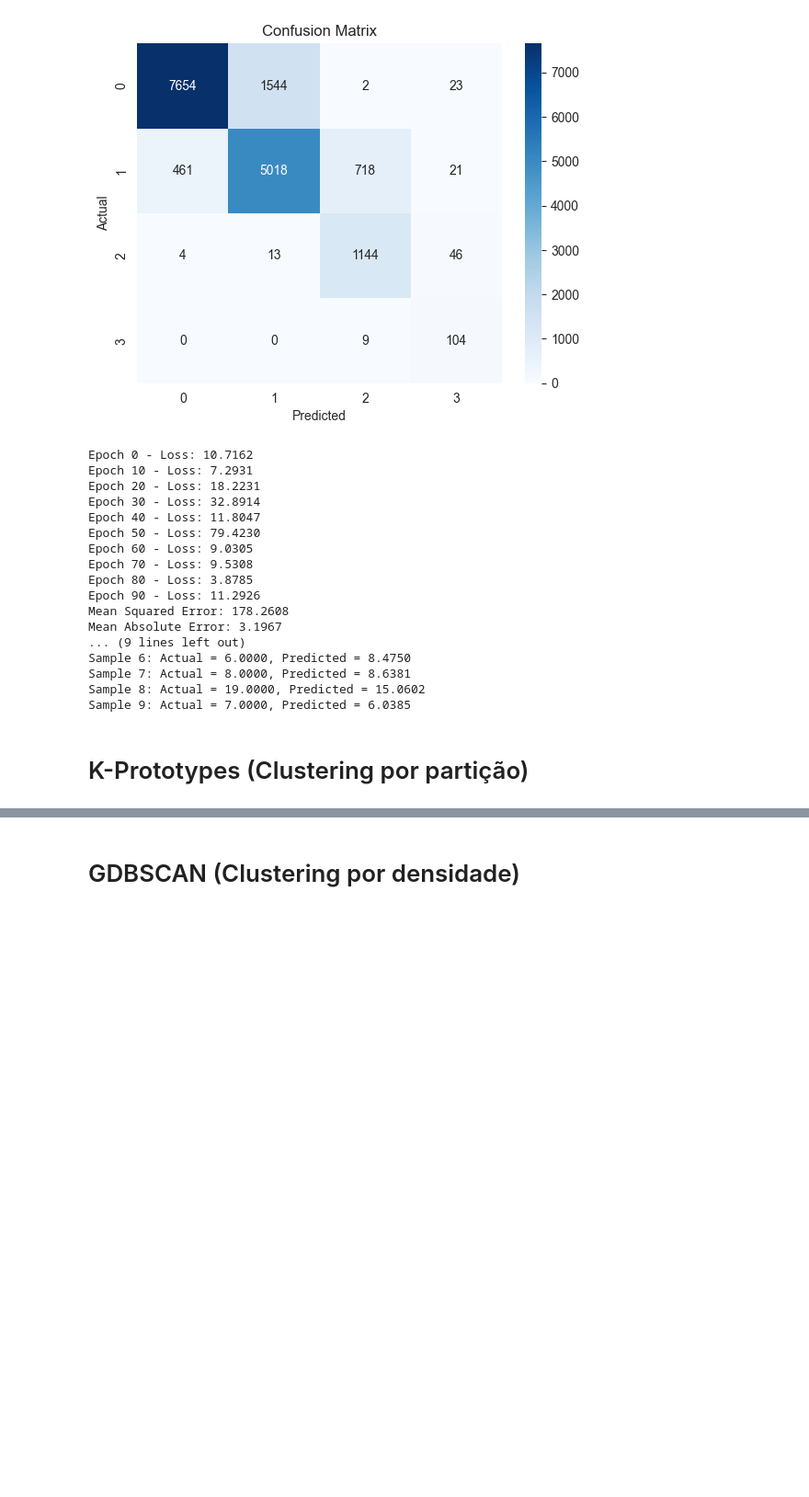
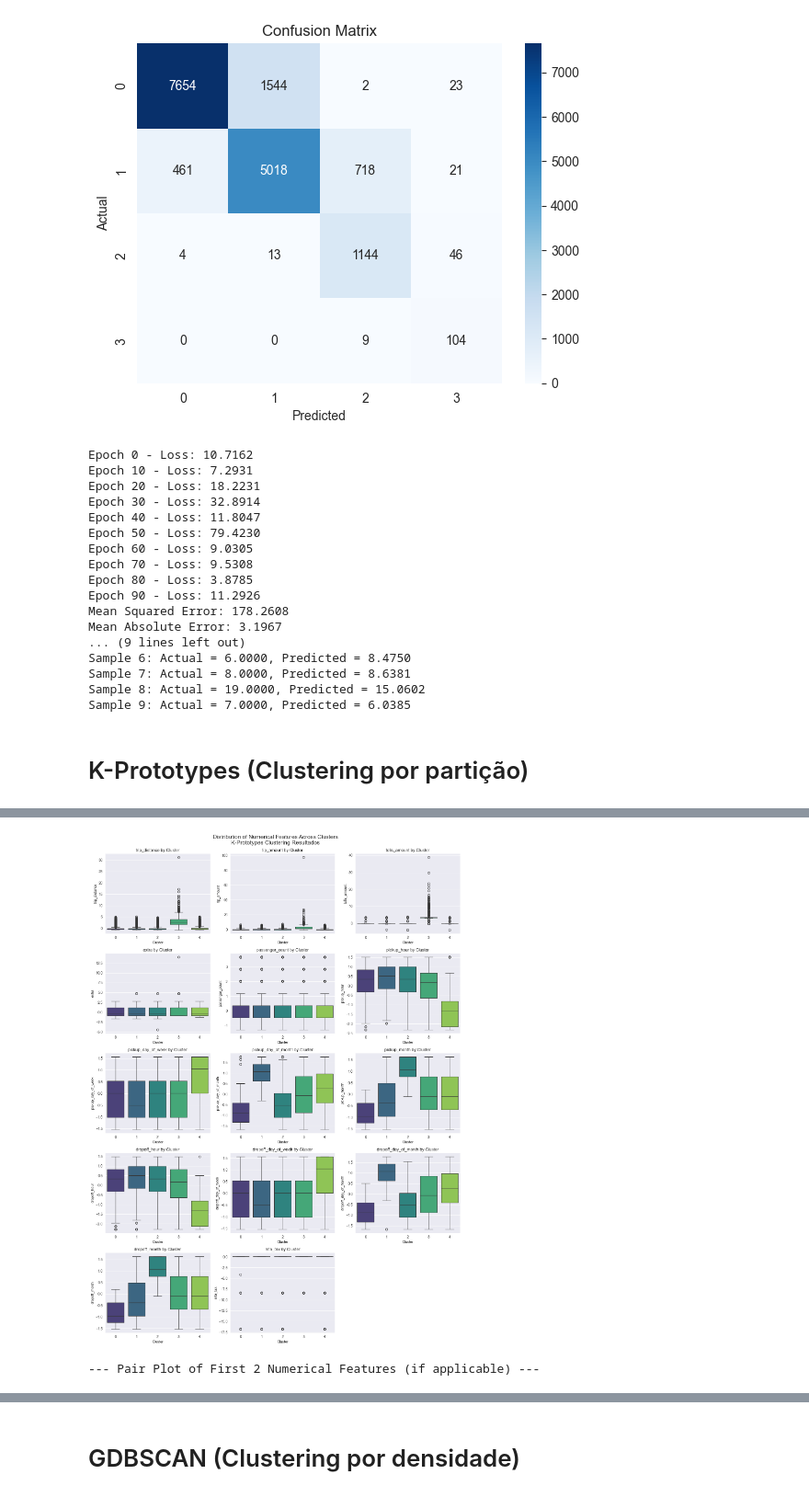
Before and after one commit to LeoSousa155/DataScience, a Jupyter notebook: code/main_phase2.ipynb, the cells around one changed output, grey strips where cells are left out. Shown at 92% size. Drawn from its saved outputs; the diff is of its cells as text; code cells hidden in the pictures; blank space fills up the shorter version.

Commit message:
Todos os modelos funcionam, só falta retreinar e guardar as métricas

```diff
--- a/code/main_phase2.ipynb
+++ b/code/main_phase2.ipynb
@@ -1417,40 +1419,43 @@ Sample 9: Actual = 7.0000, Predicted = 6.0385
 # %% [markdown]
 # K-Prototypes (Clustering por partição)
 # %%
-print("\n" + "=" * 40)
-print("--- Clustering com K-Prototypes ---")
+categorical_column_names_for_kproto = [
+    'vendorid',
+    'ratecodeid',
+    'pulocationid',
+    'dolocationid',
+    'payment_type'
+]
 
-# Placeholder para os índices das colunas categóricas.
-# VOCÊ DEVE SUBSTITUIR ISSO PELOS ÍNDICES REAIS DAS SUAS COLUNAS CATEGÓRICAS NO analizer_reg.data_train
-try:
-    # Tenta inferir de analizer_reg.data_train se for um DataFrame e tiver dtypes mistos
-    # Isso é uma tentativa e pode não funcionar para todos os cenários.
-    if hasattr(analizer_reg, 'data_train') and isinstance(analizer_reg.data_train, pd.DataFrame):
-        categorical_indices_kproto = [i for i, dtype in enumerate(analizer_reg.data_train.dtypes) if dtype == 'object' or pd.api.types.is_categorical_dtype(dtype)]
-        if not categorical_indices_kproto and analizer_reg.data_train.empty:
-             print("Aviso: analizer_reg.data_train está vazio ou não é um DataFrame para inferir índices categóricos.")
-        elif not categorical_indices_kproto:
-            print("Aviso: Nenhuma coluna 'object' ou 'categorical' encontrada. K-Prototypes pode não ser adequado se não houver colunas categóricas.")
-    else:
-        print("Aviso: analizer_reg.data_train não é um Pandas DataFrame. Por favor, defina 'categorical_indices_kproto' manualmente.")
-        categorical_indices_kproto = [] # Placeholder vazio, precisa ser preenchido pelo usuário
-except AttributeError:
-    print("Erro: 'analizer_reg' ou 'data_train' não encontrados. Por favor, certifique-se de que 'analizer_reg' está inicializado.")
-    categorical_indices_kproto = [] # Default para evitar erro, mas o código falhará sem índices corretos
+categorical_indices_kproto = []
+if hasattr(analizer_reg, 'data_train') and isinstance(analizer_reg.data_train, pd.DataFrame):
+    # Get the indices of the specified categorical column names
+    for col_name in categorical_column_names_for_kproto:
+        if col_name in analizer_reg.data_train.columns:
+            categorical_indices_kproto.append(analizer_reg.data_train.columns.get_loc(col_name))
+        else:
+            print(f"Warning: Column '{col_name}' specified as categorical not found in data_train.")
+
+    if not categorical_indices_kproto:
+        print("\nERRO CRÍTICO: Índices das colunas categóricas para K-Prototypes NÃO definidos.")
+        print("As colunas especificadas manualmente não foram encontradas ou são inválidas.")
+        print("Por favor, garanta que 'categorical_column_names_for_kproto' contém os nomes corretos das suas features categóricas.")
+        print("Não é possível prosseguir com K-Prototypes sem essa informação.")
+else:
+    print("Erro: 'analizer_reg' ou 'data_train' não encontrados ou não é um Pandas DataFrame. Por favor, certifique-se de que 'analizer_reg' está inicializado.")
+    print("\nERRO CRÍTICO: Índices das colunas categóricas para K-Prototypes NÃO definidos.")
+    print("Não é possível prosseguir com K-Prototypes sem essa informação.")
+    categorical_indices_kproto = [] # Ensure it's empty if data is not available
 
 
-if not categorical_indices_kproto:
-    print("\nERRO CRÍTICO: Índices das colunas categóricas para K-Prototypes NÃO definidos.")
-    print("Por favor, garanta que 'categorical_indices_kproto' contém os índices corretos das suas features categóricas.")
-    print("Não é possível prosseguir com K-Prototypes sem essa informação.")
-else:
+if categorical_indices_kproto: # Only proceed if indices are found
     print(f"Índices categóricos identificados para K-Prototypes: {categorical_indices_kproto}")
 
-    # Valores para n_clusters. Pode ser ajustado conforme a análise exploratória de dados.
-    n_clusters_values_kproto = [3, 4, 5] # Exemplo de valores para número de clusters
+    # Values for n_clusters. Can be adjusted based on data exploration.
+    n_clusters_values_kproto = [3, 4, 5] # Example values for number of clusters
     best_cost_kproto = float('inf')
     best_params_kproto = None
-    all_kproto_results = {} # Armazena todos os resultados
+    all_kproto_results = {} # Stores all results
 
     for n_cl in n_clusters_values_kproto:
         current_params = {'n_clusters': n_cl}
@@ -1458,16 +1463,16 @@ else:
 
         try:
             # Instantiate KPrototypes model
-            # random_state é importante para reprodutibilidade da inicialização
+            # random_state is important for reproducibility of initialization
             kproto_model = KPrototypesModel(
                 n_clusters=n_cl,
                 categorical_indices=categorical_indices_kproto,
-                n_init=10, # Rodar 10 vezes com diferentes sementes e pegar o melhor resultado
+                n_init=10, # Run 10 times with different seeds and take the best result
                 random_state=42
             )
 
             # Fit the model on the training data
-            # Para clustering, o 'y' é ignorado na função fit
+            # For clustering, 'y' is ignored in the fit function
             kproto_model.fit(analizer_reg.data_train)
 
             # Evaluate the model (get the cost)
@@ -1488,33 +1493,32 @@ else:
         except Exception as e:
             print(f"Ocorreu um erro durante a avaliação do K-Prototypes para n_clusters {n_cl}: {e}")
 
-    # --- Treinar e Salvar o Melhor Modelo de Clustering K-Prototypes ---
+    # --- Train and Save the Best K-Prototypes Clustering Model ---
     if best_params_kproto is not None:
         print("-" * 30)
         print(f"Melhores parâmetros encontrados para K-Prototypes: {best_params_kproto}")
         print(f"Melhor Custo: {best_cost_kproto:.4f}")
 
-        # 1. Re-treinar o modelo final com os melhores parâmetros em TODOS os dados de TREINO
+        # 1. Re-train the final model with the best parameters on ALL training data
         print(f"Re-treinando o modelo K-Prototypes com {best_params_kproto['n_clusters']} clusters no conjunto de treino completo...")
         final_best_kproto_model = KPrototypesModel(
             n_clusters=best_params_kproto['n_clusters'],
             categorical_indices=categorical_indices_kproto,
-            n_init=10, # Manter o n_init usado na seleção
+            n_init=10, # Keep the n_init used in selection
             random_state=42
         )
         final_best_kproto_model.fit(analizer_reg.data_train)
 
-        # 2. Salvar o melhor modelo de CLUSTERING K-Prototypes
+        # 2. Save the best K-Prototypes CLUSTERING model
         model_filename_kproto = f"KPrototypesClustering_nClusters.pkl"
         model_full_path_kproto = model_output_dir + model_filename_kproto
 
-        print(f"Salvando o melhor modelo K-Prototypes em: {model_full_path_kproto.resolve()}")
-        # Assumindo que a classe KPrototypes herda de BaseModel e tem um método serialize
-        final_best_kproto_model.serialize(str(model_full_path_kproto)) # Serialize espera string ou PathLike
+        # Assuming the KPrototypes class inherits from BaseModel and has a serialize method
+        final_best_kproto_model.serialize(str(model_full_path_kproto)) # Serialize expects string or PathLike
         print(f"Melhor modelo K-Prototypes salvo com sucesso!")
         print("-" * 30)
 
-        # 3. Plotar os resultados do clustering
+        # 3. Plot the clustering results
         print("\n" + "=" * 40)
         print("--- Visualizando Clusters K-Prototypes ---")
         try:
@@ -1543,0 +1573,2 @@ Script execution finished.
+[figure, added]
+--- Pair Plot of First 2 Numerical Features (if applicable) ---
```
Also changed, not shown: parts of 4 cells of this notebook, 2 other files.
